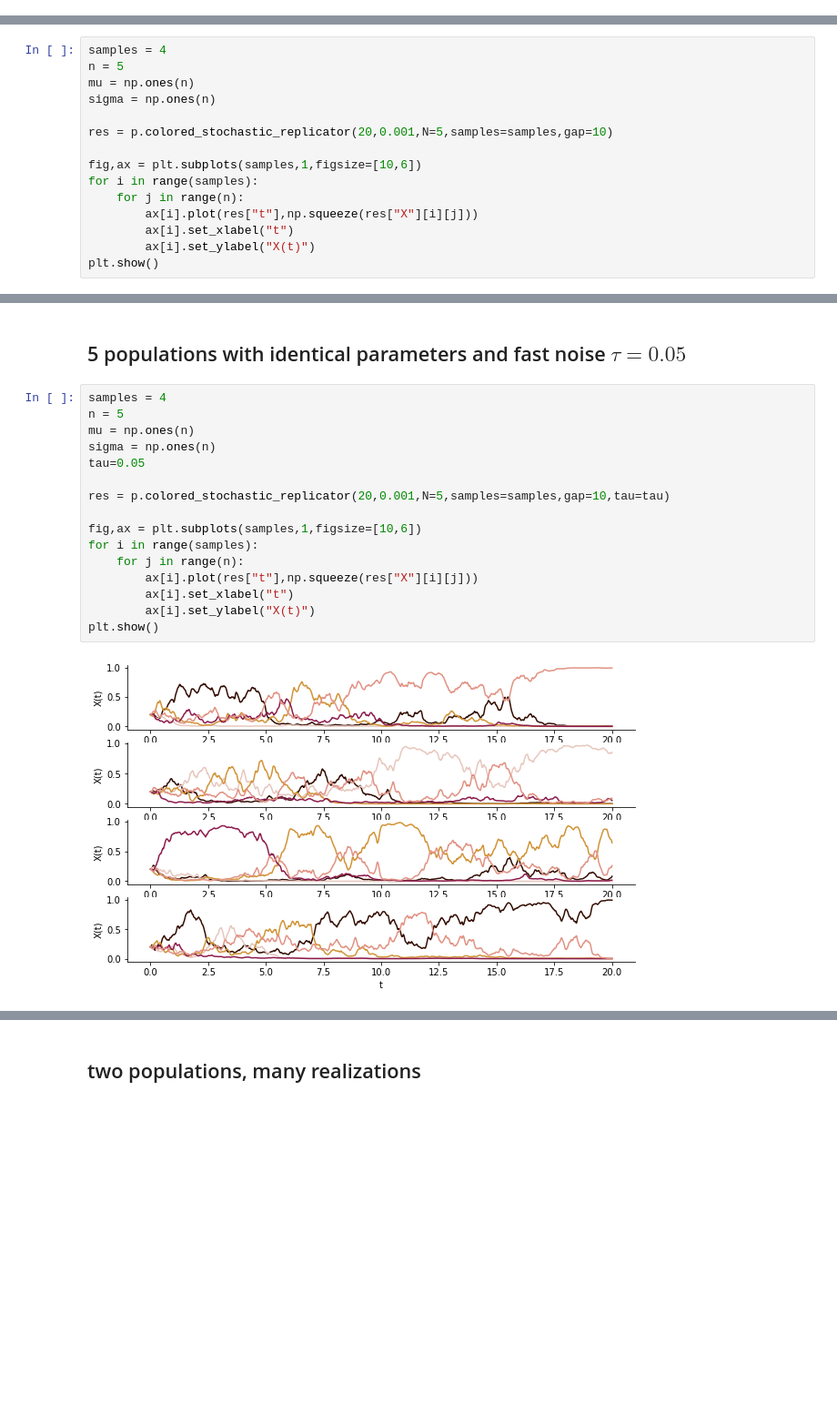
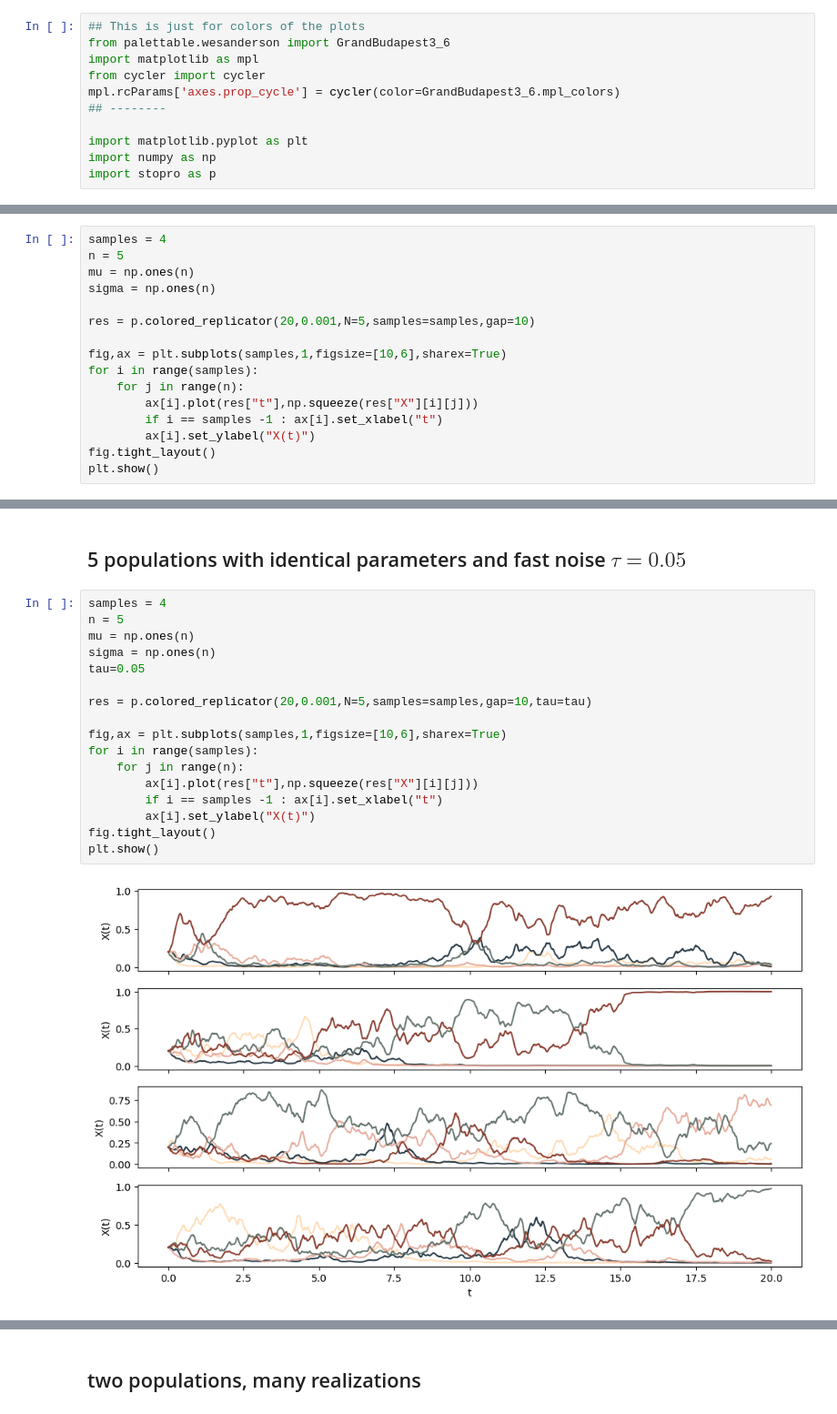
Before and after one commit to dirkbrockmann/stopro, a Jupyter notebook: examples/ColoredStochasticReplicator.ipynb, the cells around one changed output, grey strips where cells are left out. Shown at 91% size. Drawn from its saved outputs; the diff is of its cells as text; blank space fills up the shorter version.

```diff
--- a/examples/ColoredStochasticReplicator.ipynb
+++ b/examples/ColoredStochasticReplicator.ipynb
@@ -21,3 +17,14 @@ import stopro as p
+# %%
+## This is just for colors of the plots
+from palettable.wesanderson import GrandBudapest3_6
+import matplotlib as mpl
+from cycler import cycler
+mpl.rcParams['axes.prop_cycle'] = cycler(color=GrandBudapest3_6.mpl_colors)
+## --------
+
+import matplotlib.pyplot as plt
+import numpy as np
+import stopro as p
 # %% [markdown]
 ## n populations with identical parameters and default timescale $\tau=1$
 # %%
@@ -26,13 +33,14 @@ n = 5
 mu = np.ones(n)
 sigma = np.ones(n)
 
-res = p.colored_stochastic_replicator(20,0.001,N=5,samples=samples,gap=10)
+res = p.colored_replicator(20,0.001,N=5,samples=samples,gap=10)
 
-fig,ax = plt.subplots(samples,1,figsize=[10,6])
+fig,ax = plt.subplots(samples,1,figsize=[10,6],sharex=True)
 for i in range(samples):
     for j in range(n):
         ax[i].plot(res["t"],np.squeeze(res["X"][i][j]))
-        ax[i].set_xlabel("t")
+        if i == samples -1 : ax[i].set_xlabel("t")
         ax[i].set_ylabel("X(t)")
+fig.tight_layout()
 plt.show()
 # %% [output]
@@ -42,18 +50,19 @@ plt.show()
 # %%
 samples = 4
 n = 5
 mu = np.ones(n)
 sigma = np.ones(n)
 tau=0.05
 
-res = p.colored_stochastic_replicator(20,0.001,N=5,samples=samples,gap=10,tau=tau)
+res = p.colored_replicator(20,0.001,N=5,samples=samples,gap=10,tau=tau)
 
-fig,ax = plt.subplots(samples,1,figsize=[10,6])
+fig,ax = plt.subplots(samples,1,figsize=[10,6],sharex=True)
 for i in range(samples):
     for j in range(n):
         ax[i].plot(res["t"],np.squeeze(res["X"][i][j]))
-        ax[i].set_xlabel("t")
+        if i == samples -1 : ax[i].set_xlabel("t")
         ax[i].set_ylabel("X(t)")
+fig.tight_layout()
 plt.show()
 # %% [output]
-[figure, old version]
+[figure, new version]
```
Also changed, not shown: parts of 9 cells of this notebook, 13 other files.
